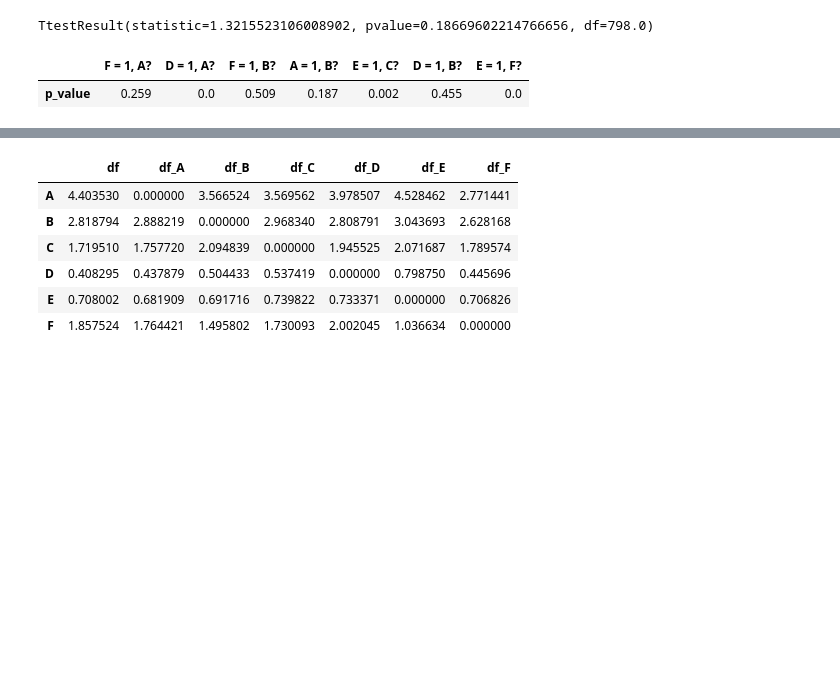
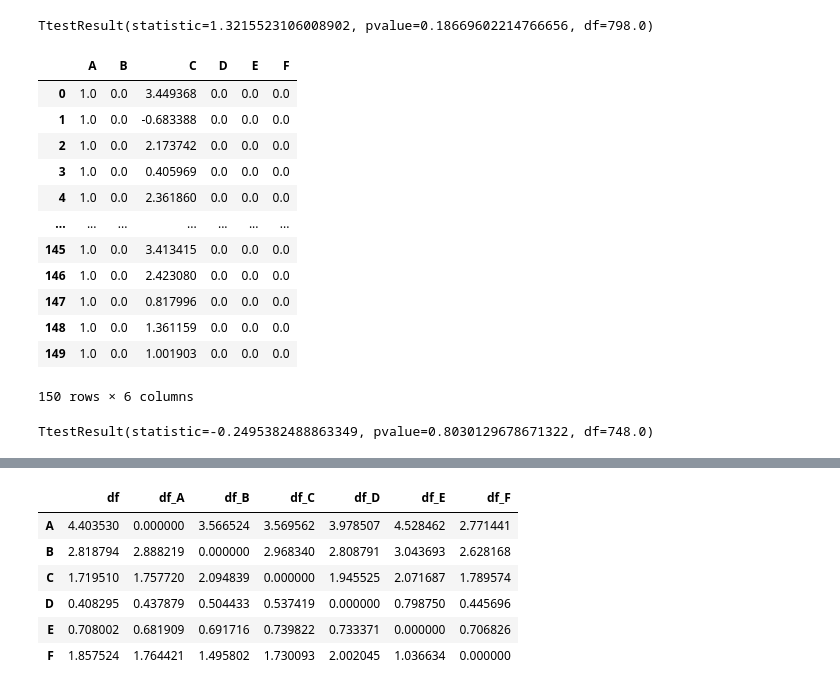
Before and after one commit to Villinger1999/BO-Mini-project, a Jupyter notebook: C-project/correlation.ipynb, the cells around one changed output, grey strips where cells are left out. Drawn from its saved outputs; the diff is of its cells as text; code cells hidden in the pictures; blank space fills up the shorter version.

Commit message:
Add data + ttests

```diff
--- a/C-project/correlation.ipynb
+++ b/C-project/correlation.ipynb
@@ -794,19 +701,26 @@ ttest_1x0000 = ttest_ind(df['B'], df_1x0000['B']) # not significant
 ttest_1x0000
 # %% [output]
 TtestResult(statistic=1.3215523106008902, pvalue=0.18669602214766656, df=798.0)
-# %%
-# make table of the pvalues of the ttest
-table_ttest_2 = pd.DataFrame({'F = 1, A?': [ttest_x00001.pvalue],
-                              'D = 1, A?': [ttest_x00100.pvalue],
-                            'F = 1, B?': [ttest_0x0001.pvalue],
-                            'A = 1, B?': [ttest_1x0000.pvalue],
-                            'E = 1, C?': [ttest_00x010.pvalue],
-                            'D = 1, B?': [ttest_0x0100.pvalue],
-                            'E = 1, F?': [ttest_00001x.pvalue]},
-                           index=['p_value'])
-
-table_ttest_2 = table_ttest_2.round(3)
-table_ttest_2
-# %% [output]
-|  | F = 1, A? | D = 1, A? | F = 1, B? | A = 1, B? | E = 1, C? | D = 1, B? | E = 1, F? |
-| p_value | 0.259 | 0.0 | 0.509 | 0.187 | 0.002 | 0.455 | 0.0 |
+# %%
+df_10x000 = pd.read_csv('data_1509.csv')
+df_10x000.drop('Unnamed: 0', axis=1, inplace=True)
+df_10x000
+# %% [output]
+|  | A | B | C | D | E | F |
+| 0 | 1.0 | 0.0 | 3.449368 | 0.0 | 0.0 | 0.0 |
+| 1 | 1.0 | 0.0 | -0.683388 | 0.0 | 0.0 | 0.0 |
+| 2 | 1.0 | 0.0 | 2.173742 | 0.0 | 0.0 | 0.0 |
+| 3 | 1.0 | 0.0 | 0.405969 | 0.0 | 0.0 | 0.0 |
+| 4 | 1.0 | 0.0 | 2.361860 | 0.0 | 0.0 | 0.0 |
+| ... | ... | ... | ... | ... | ... | ... |
+| 145 | 1.0 | 0.0 | 3.413415 | 0.0 | 0.0 | 0.0 |
+| 146 | 1.0 | 0.0 | 2.423080 | 0.0 | 0.0 | 0.0 |
+| 147 | 1.0 | 0.0 | 0.817996 | 0.0 | 0.0 | 0.0 |
+| 148 | 1.0 | 0.0 | 1.361159 | 0.0 | 0.0 | 0.0 |
+| 149 | 1.0 | 0.0 | 1.001903 | 0.0 | 0.0 | 0.0 |
+150 rows × 6 columns
+# %%
+ttest_10x000 = ttest_ind(df['C'], df_10x000['C']) # not significant
+ttest_10x000
+# %% [output]
+TtestResult(statistic=-0.2495382488863349, pvalue=0.8030129678671322, df=748.0)
```
Also changed, not shown: parts of 57 cells of this notebook, 23 other files.
